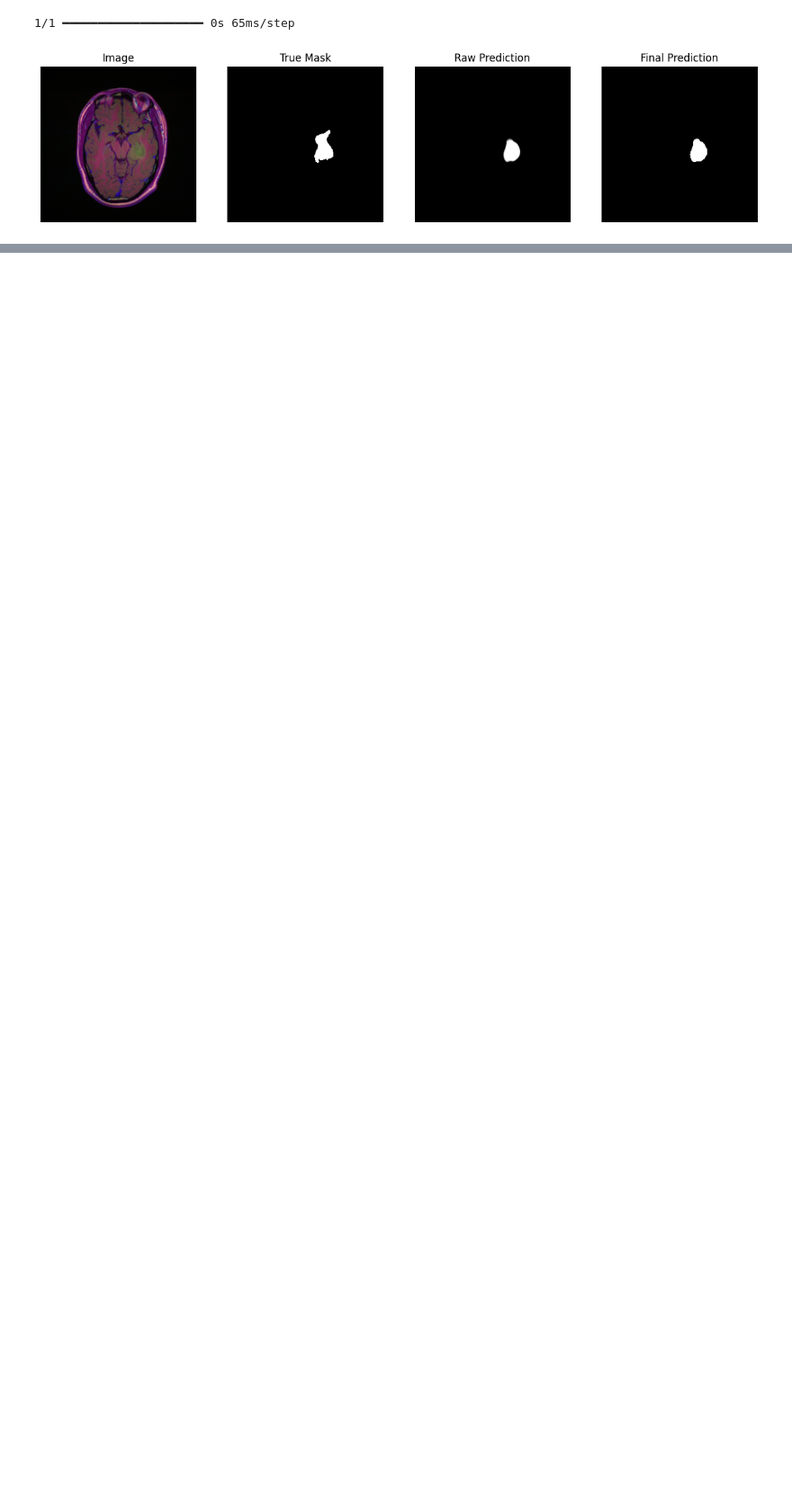
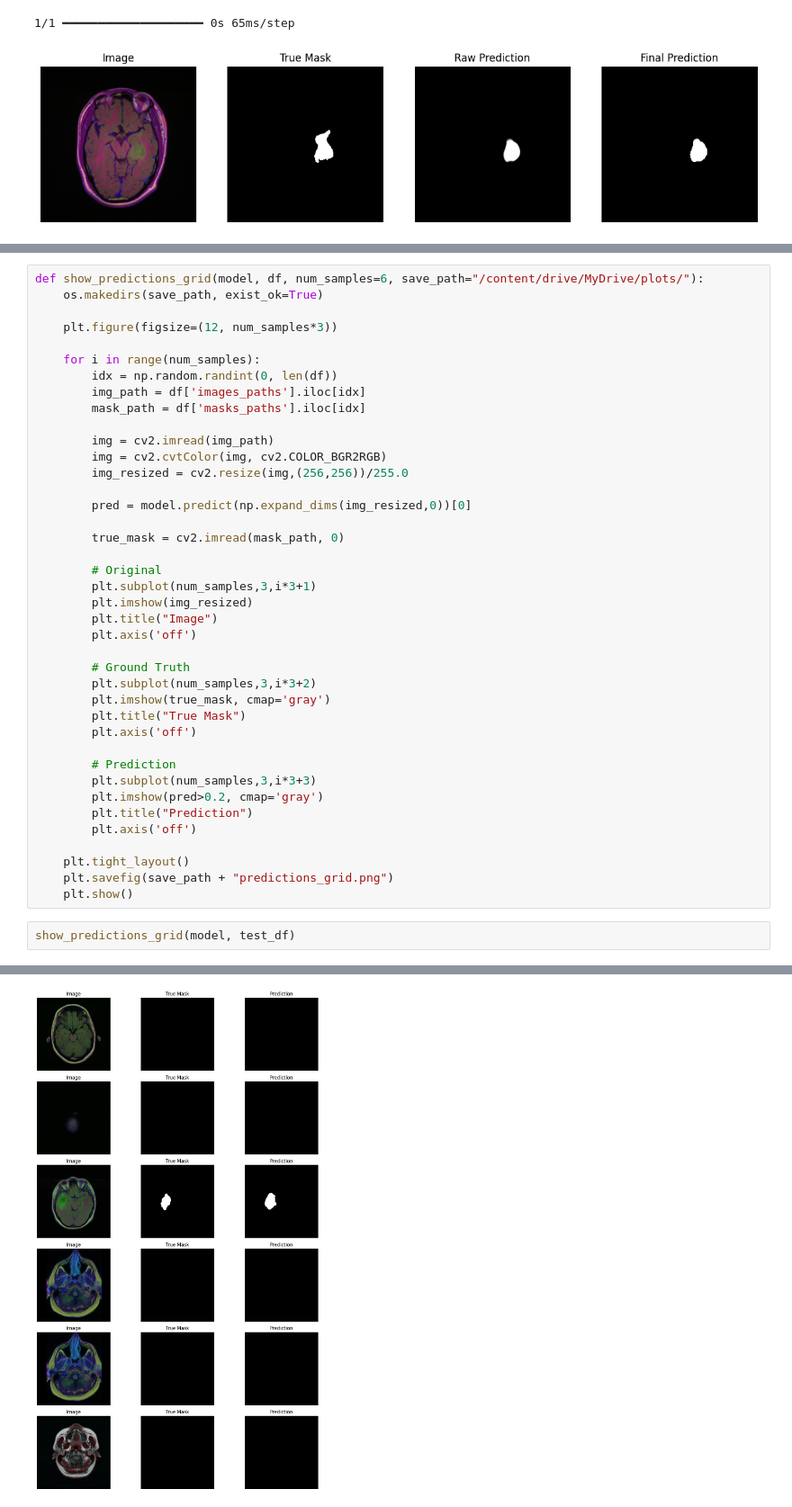
Before and after one commit to tensorbytes0202/Deep-learning, a Jupyter notebook: brain_tumour_segmentation.ipynb, the cells around one changed output, grey strips where cells are left out. Shown at 90% size. Drawn from its saved outputs; the diff is of its cells as text; blank space fills up the shorter version.

```diff
--- a/brain_tumour_segmentation.ipynb
+++ b/brain_tumour_segmentation.ipynb
@@ -549,0 +581,43 @@ plt.show()
+# %%
+def show_predictions_grid(model, df, num_samples=6, save_path="/content/drive/MyDrive/plots/"):
+    os.makedirs(save_path, exist_ok=True)
+
+    plt.figure(figsize=(12, num_samples*3))
+
+    for i in range(num_samples):
+        idx = np.random.randint(0, len(df))
+        img_path = df['images_paths'].iloc[idx]
+        mask_path = df['masks_paths'].iloc[idx]
+
+        img = cv2.imread(img_path)
+        img = cv2.cvtColor(img, cv2.COLOR_BGR2RGB)
+        img_resized = cv2.resize(img,(256,256))/255.0
+
+        pred = model.predict(np.expand_dims(img_resized,0))[0]
+
+        true_mask = cv2.imread(mask_path, 0)
+
+        # Original
+        plt.subplot(num_samples,3,i*3+1)
+        plt.imshow(img_resized)
+        plt.title("Image")
+        plt.axis('off')
+
+        # Ground Truth
+        plt.subplot(num_samples,3,i*3+2)
+        plt.imshow(true_mask, cmap='gray')
+        plt.title("True Mask")
+        plt.axis('off')
+
+        # Prediction
+        plt.subplot(num_samples,3,i*3+3)
+        plt.imshow(pred>0.2, cmap='gray')
+        plt.title("Prediction")
+        plt.axis('off')
+
+    plt.tight_layout()
+    plt.savefig(save_path + "predictions_grid.png")
+    plt.show()
+# %%
+show_predictions_grid(model, test_df)
+# %% [output]
@@ -549,0 +630 @@ plt.show()
+[figure, added]
```
Also changed, not shown: parts of 3 cells of this notebook.
